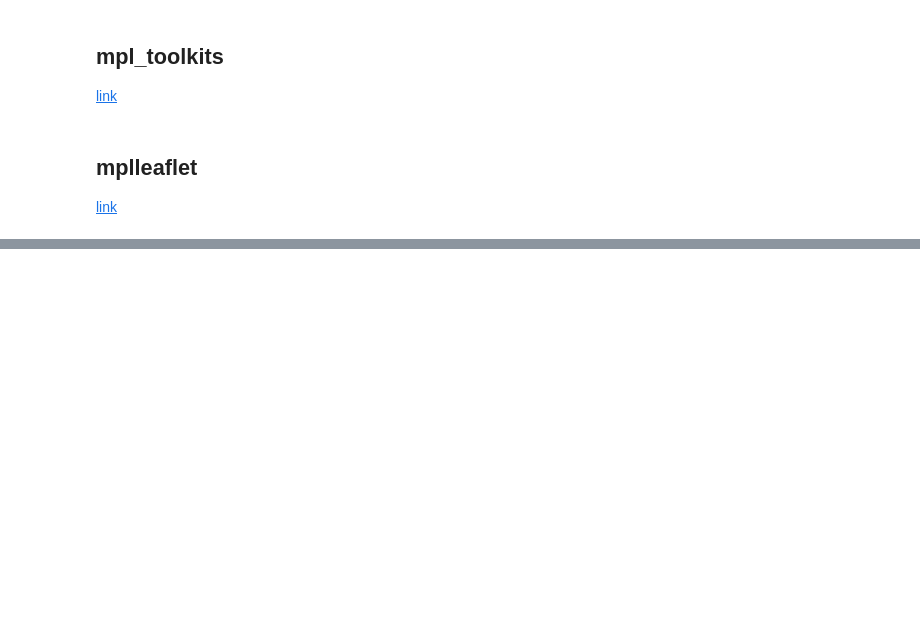
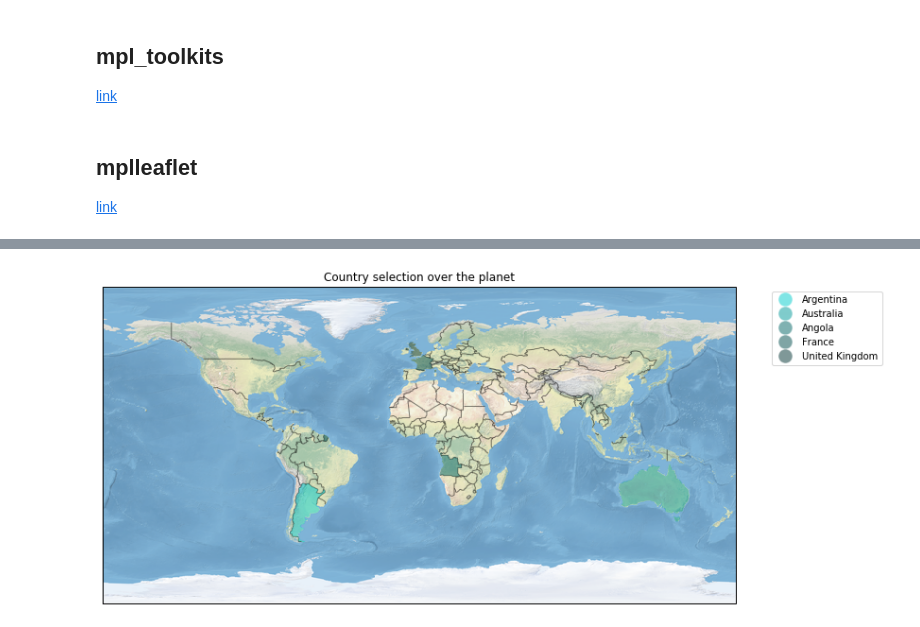
Before and after one commit to nicotom/visualization_catalog, a Jupyter notebook: Maps/maps.ipynb, the cells around one changed output, grey strips where cells are left out. Cells and saved outputs as stored; diff of their text form; code cells hidden in the pictures; blank space fills up the shorter version.

```diff
--- a/Maps/maps.ipynb
+++ b/Maps/maps.ipynb
@@ -113,0 +124,3 @@ mplleaflet.display(fig=fig)
+# %%
+top_countries = pd.DataFrame({'country': ['Argentina', 'Australia', 'Angola', 'France', 'United Kingdom'], 'variable': [0.8, 0.6, 0.4, 0.3, 0.2]})
+top_countries
@@ -113,0 +134,37 @@ mplleaflet.display(fig=fig)
+# %%
+ax = plt.axes(projection=ccrs.PlateCarree())
+ax.stock_img()
+# ax.add_feature(cartopy.feature.LAND)
+# ax.add_feature(cartopy.feature.OCEAN)
+# ax.add_feature(cartopy.feature.COASTLINE)
+ax.add_feature(cartopy.feature.BORDERS, linestyle='-', alpha=.5)
+# ax.add_feature(cartopy.feature.LAKES, alpha=0.95)
+# ax.add_feature(cartopy.feature.RIVERS)
+# ax.set_extent([-150, 60, -25, 60])
+
+shpfilename = shpreader.natural_earth(resolution='110m',
+                                      category='cultural',
+                                      name='admin_0_countries')
+reader = shpreader.Reader(shpfilename)
+countries = reader.records()
+selected_countries = top_countries.country.values.tolist()
+tmp = top_countries['variable'].values
+normalized_df=(tmp-tmp.min())/(tmp.max()-tmp.min())
+for country in countries:
+    if country.attributes['NAME_EN'] in selected_countries:
+        color = top_countries.loc[top_countries.country == country.attributes['NAME_EN'], 'variable'].values[0]
+        ax.add_geometries(country.geometry, ccrs.PlateCarree(),
+                          facecolor=(0, color, color, .5),
+                          label=country.attributes['NAME_EN'])
+fig = plt.gcf()
+fig.set_size_inches(12, 8)
+legend_elements = []
+for country in selected_countries:
+    color = top_countries.loc[top_countries.country == country, 'variable'].values[0]
+    label = country
+    legend_elements.append(Line2D([0], [0], marker='o', color='w', label=label, markerfacecolor=(0, color, color, .5), markersize=15))
+ax.legend(handles=legend_elements, bbox_to_anchor=(1.05, 1.))
+ax.set_title('Country selection over the planet')
+plt.show()
+# %% [output]
+[figure, added]
```
Also changed, not shown: parts of 5 cells of this notebook.
